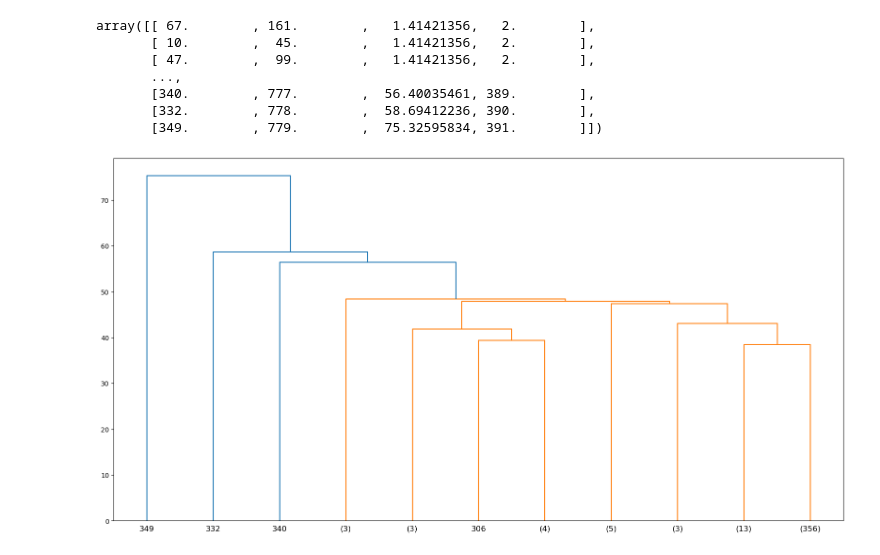
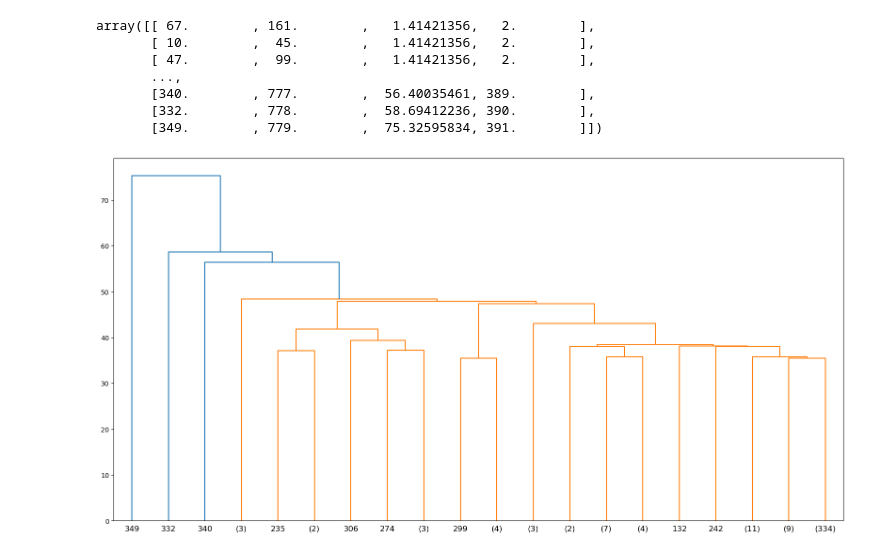
Before and after one commit to Gaddiel05/Unsupervised_machine_learning_Projects, a Jupyter notebook: Hierarchical_clustering/Hierarchical-Clustering.ipynb, the cells around one changed output. Drawn from its saved outputs; the diff is of its cells as text; code cells hidden in the pictures.

```diff
--- a/Hierarchical_clustering/Hierarchical-Clustering.ipynb
+++ b/Hierarchical_clustering/Hierarchical-Clustering.ipynb
@@ -261,6 +261,6 @@ array([[ 67.        , 161.        ,   1.41421356,   2.        ],
        [349.        , 779.        ,  75.32595834, 391.        ]])
 # %%
 plt.figure(figsize=(20,10))
-dn = hierarchy.dendrogram(linkage_matrix,truncate_mode='lastp',p=11)
+dn = hierarchy.dendrogram(linkage_matrix,truncate_mode='lastp',p=20)
 # %% [output]
-[figure, old version]
+[figure, new version]
```
Also changed, not shown: 2 other files.
